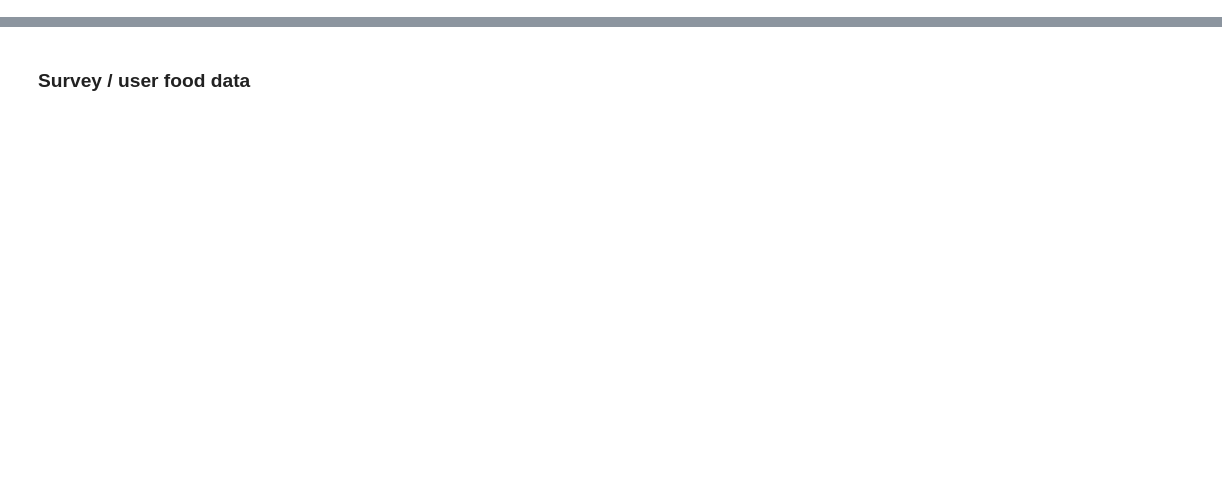
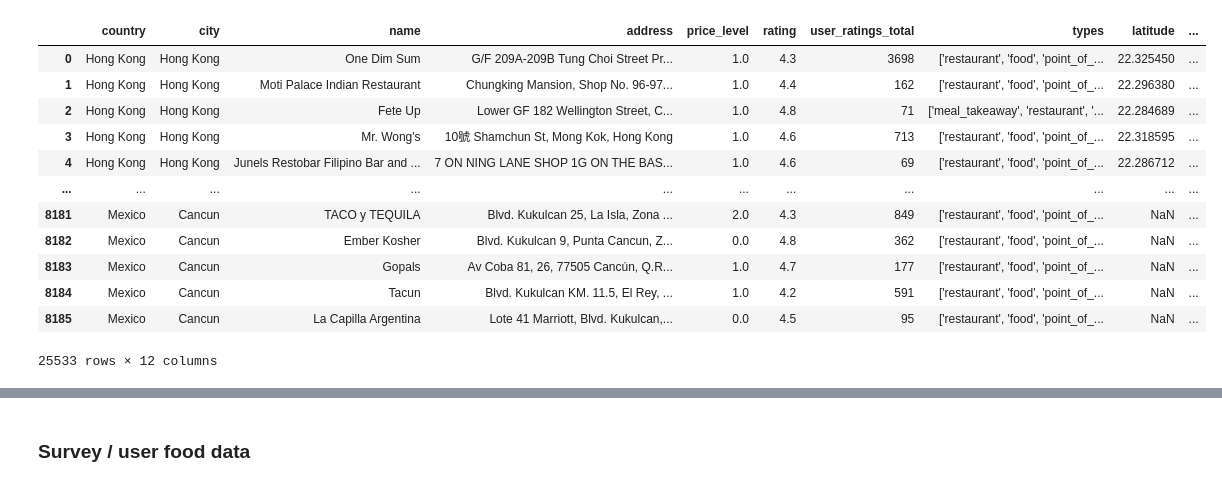
Before and after one commit to Maddienis/travel_app_sm, a Jupyter notebook: notebooks/User_city_sim.ipynb, the cells around one changed output, grey strips where cells are left out. Cells and saved outputs as stored; diff of their text form; code cells hidden in the pictures; blank space fills up the shorter version.

```diff
--- a/notebooks/User_city_sim.ipynb
+++ b/notebooks/User_city_sim.ipynb
@@ -40,3 +90,19 @@ all_price.isnull().any()
+# %%
+all_price
+# %% [output]
+|  | country | city | name | address | price_level | rating | user_ratings_total | types | latitude | ... |
+| 0 | Hong Kong | Hong Kong | One Dim Sum | G/F 209A-209B Tung Choi Street Pr... | 1.0 | 4.3 | 3698 | ['restaurant', 'food', 'point_of_... | 22.325450 | ... |
+| 1 | Hong Kong | Hong Kong | Moti Palace Indian Restaurant | Chungking Mansion, Shop No. 96-97... | 1.0 | 4.4 | 162 | ['restaurant', 'food', 'point_of_... | 22.296380 | ... |
+| 2 | Hong Kong | Hong Kong | Fete Up | Lower GF 182 Wellington Street, C... | 1.0 | 4.8 | 71 | ['meal_takeaway', 'restaurant', '... | 22.284689 | ... |
+| 3 | Hong Kong | Hong Kong | Mr. Wong's | 10號 Shamchun St, Mong Kok, Hong Kong | 1.0 | 4.6 | 713 | ['restaurant', 'food', 'point_of_... | 22.318595 | ... |
+| 4 | Hong Kong | Hong Kong | Junels Restobar Filipino Bar and ... | 7 ON NING LANE SHOP 1G ON THE BAS... | 1.0 | 4.6 | 69 | ['restaurant', 'food', 'point_of_... | 22.286712 | ... |
+| ... | ... | ... | ... | ... | ... | ... | ... | ... | ... | ... |
+| 8181 | Mexico | Cancun | TACO y TEQUILA | Blvd. Kukulcan 25, La Isla, Zona ... | 2.0 | 4.3 | 849 | ['restaurant', 'food', 'point_of_... | NaN | ... |
+| 8182 | Mexico | Cancun | Ember Kosher | Blvd. Kukulcan 9, Punta Cancun, Z... | 0.0 | 4.8 | 362 | ['restaurant', 'food', 'point_of_... | NaN | ... |
+| 8183 | Mexico | Cancun | Gopals | Av Coba 81, 26, 77505 Cancún, Q.R... | 1.0 | 4.7 | 177 | ['restaurant', 'food', 'point_of_... | NaN | ... |
+| 8184 | Mexico | Cancun | Tacun | Blvd. Kukulcan KM. 11.5, El Rey, ... | 1.0 | 4.2 | 591 | ['restaurant', 'food', 'point_of_... | NaN | ... |
+| 8185 | Mexico | Cancun | La Capilla Argentina | Lote 41 Marriott, Blvd. Kukulcan,... | 0.0 | 4.5 | 95 | ['restaurant', 'food', 'point_of_... | NaN | ... |
+25533 rows × 12 columns
 # %%
 def to_city(df):
     city_df = df.groupby(['country', 'city', 'id', 'price_level'])['name'].count().to_frame()
```
Also changed, not shown: parts of 83 cells of this notebook, 2 other files.
